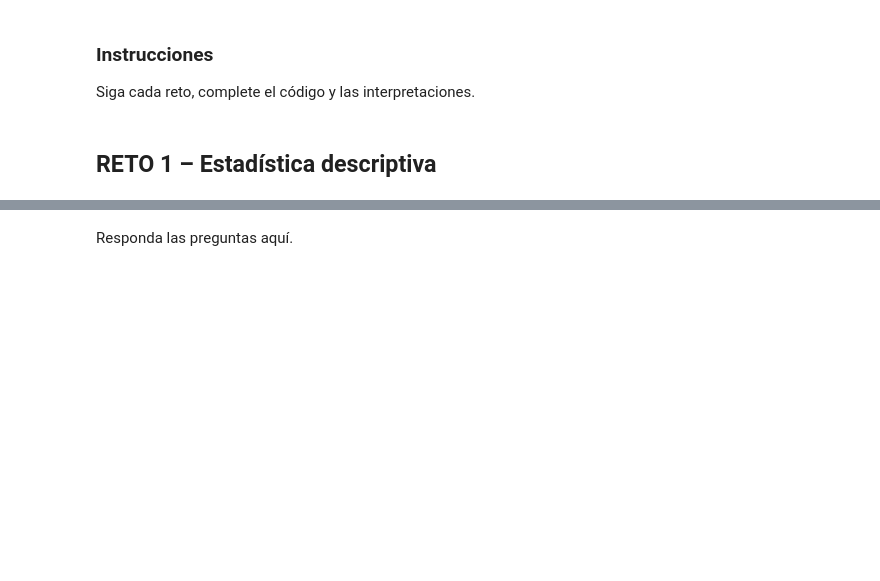
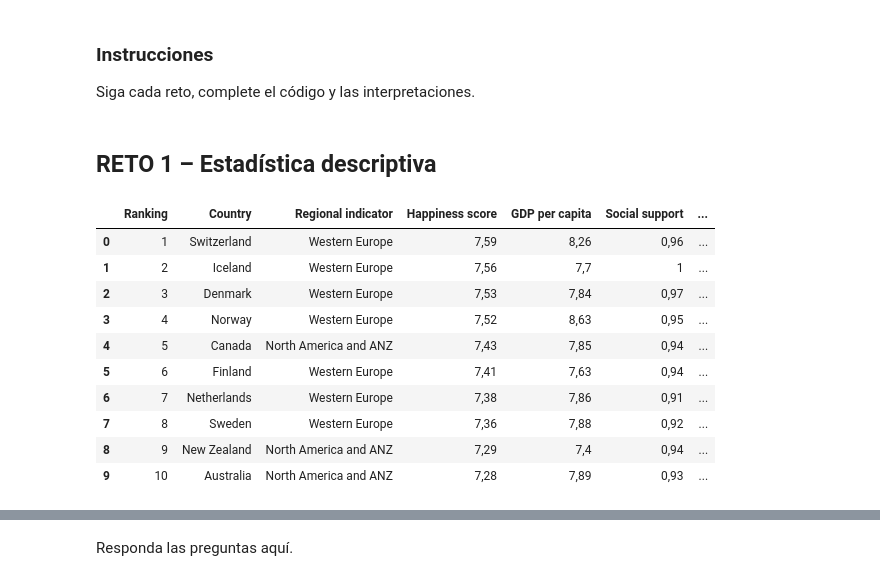
Before and after one commit to skev24/Python-para-el-Ana-lisis-de-Datos, a Jupyter notebook: Laboratorios/Laboratorio3/Lab_Sesion3_Estudiante.ipynb, the cells around one changed output, grey strips where cells are left out. Cells and saved outputs as stored; diff of their text form; code cells hidden in the pictures; blank space fills up the shorter version.

```diff
--- a/Laboratorios/Laboratorio3/Lab_Sesion3_Estudiante.ipynb
+++ b/Laboratorios/Laboratorio3/Lab_Sesion3_Estudiante.ipynb
@@ -11,0 +10,47 @@ Siga cada reto, complete el código y las interpretaciones.
+# %%
+# =========================
+# 0.1 Importar librerías
+# =========================
+
+import pandas as pd
+import numpy as np
+import matplotlib.pyplot as plt
+import seaborn as sns
+
+pd.set_option("display.max_columns", None)
+pd.set_option("display.precision", 3)
+# %%
+# Cargue y unifique aquí
+
+years = range(2015, 2025)  # 2015 a 2024
+dfs = []
+
+for year in years:
+    file_name = f"./data/world_happiness_{year}.csv"
+
+    df_year = pd.read_csv(
+        file_name,
+        sep=";",              # Los archivos usan ';' como separador
+        engine="python",      # Motor más flexible
+        on_bad_lines="skip"    # Ignora filas defectuosas para evitar errores
+    )
+
+    df_year["Year"] = year
+    dfs.append(df_year)
+
+
+df = pd.concat(dfs, ignore_index=True)
+
+df.head(10)
+# %% [output]
+|  | Ranking | Country | Regional indicator | Happiness score | GDP per capita | Social support | ... |
+| 0 | 1 | Switzerland | Western Europe | 7,59 | 8,26 | 0,96 | ... |
+| 1 | 2 | Iceland | Western Europe | 7,56 | 7,7 | 1 | ... |
+| 2 | 3 | Denmark | Western Europe | 7,53 | 7,84 | 0,97 | ... |
+| 3 | 4 | Norway | Western Europe | 7,52 | 8,63 | 0,95 | ... |
+| 4 | 5 | Canada | North America and ANZ | 7,43 | 7,85 | 0,94 | ... |
+| 5 | 6 | Finland | Western Europe | 7,41 | 7,63 | 0,94 | ... |
+| 6 | 7 | Netherlands | Western Europe | 7,38 | 7,86 | 0,91 | ... |
+| 7 | 8 | Sweden | Western Europe | 7,36 | 7,88 | 0,92 | ... |
+| 8 | 9 | New Zealand | North America and ANZ | 7,29 | 7,4 | 0,94 | ... |
+| 9 | 10 | Australia | North America and ANZ | 7,28 | 7,89 | 0,93 | ... |
```
Also changed, not shown: parts of 11 cells of this notebook, 14 other files.
